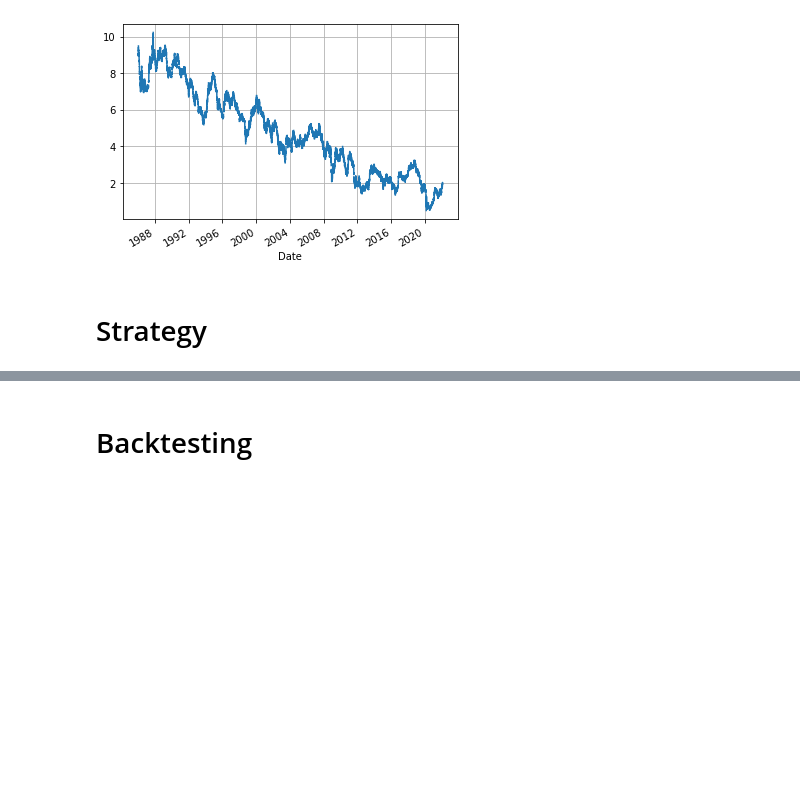
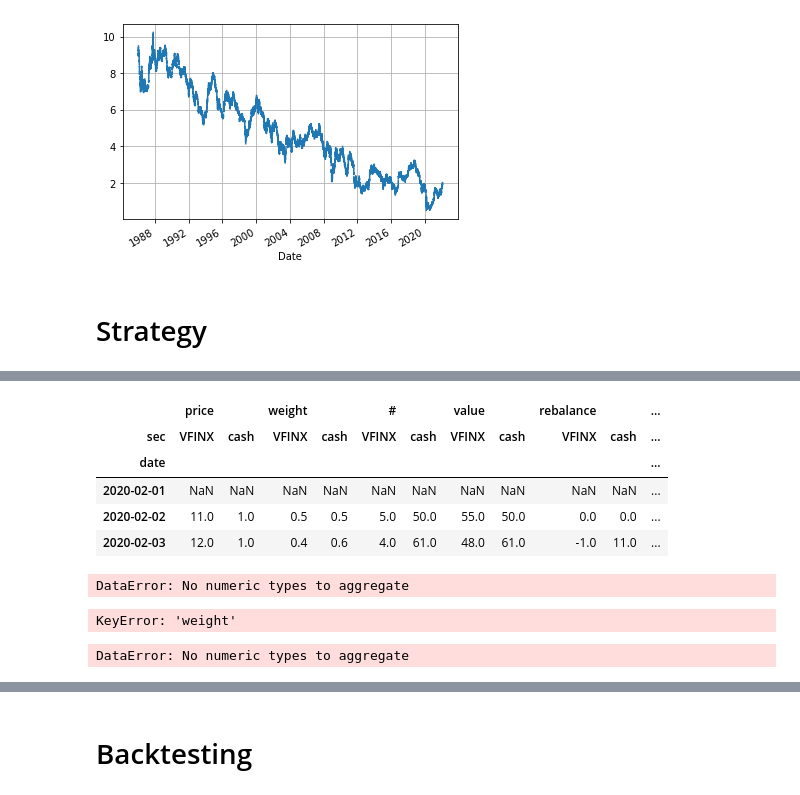
Before and after one commit to Northern125/ffin-task-2022-01, a Jupyter notebook: task_1.ipynb, the cells around one changed output, grey strips where cells are left out. Drawn from its saved outputs; the diff is of its cells as text; code cells hidden in the pictures; blank space fills up the shorter version.

```diff
--- a/task_1.ipynb
+++ b/task_1.ipynb
@@ -104,0 +161,26 @@ plt.show()
+# %%
+portfolio.rolling(2, min_periods=2, axis='index').apply(lambda _df: _df.iloc[1])
+# %% [output]
+|  | price |  | weight |  | # |  | value |  | rebalance |  | ... |
+| sec | VFINX | cash | VFINX | cash | VFINX | cash | VFINX | cash | VFINX | cash | ... |
+| date |  |  |  |  |  |  |  |  |  |  | ... |
+| 2020-02-01 | NaN | NaN | NaN | NaN | NaN | NaN | NaN | NaN | NaN | NaN | ... |
+| 2020-02-02 | 11.0 | 1.0 | 0.5 | 0.5 | 5.0 | 50.0 | 55.0 | 50.0 | 0.0 | 0.0 | ... |
+| 2020-02-03 | 12.0 | 1.0 | 0.4 | 0.6 | 4.0 | 61.0 | 48.0 | 61.0 | -1.0 | 11.0 | ... |
+# %%
+portfolio.rolling(2, on=portfolio.index.get_level_values('date')).apply(lambda _df: _df)
+# %% [output]
+DataError: No numeric types to aggregate
+# %%
+portfolio.groupby('sec').apply(
+    lambda _df: _df['price'].rolling(2, min_periods=2, axis='index').apply(
+        lambda _df: _df['weight'].mean()
+    )
+)
+# %% [output]
+KeyError: 'weight'
+# %%
+portfolio.rolling(2, min_periods=2, axis='index').\
+    apply(lambda _df: _df)
+# %% [output]
+DataError: No numeric types to aggregate
```
Also changed, not shown: parts of 12 cells of this notebook.
